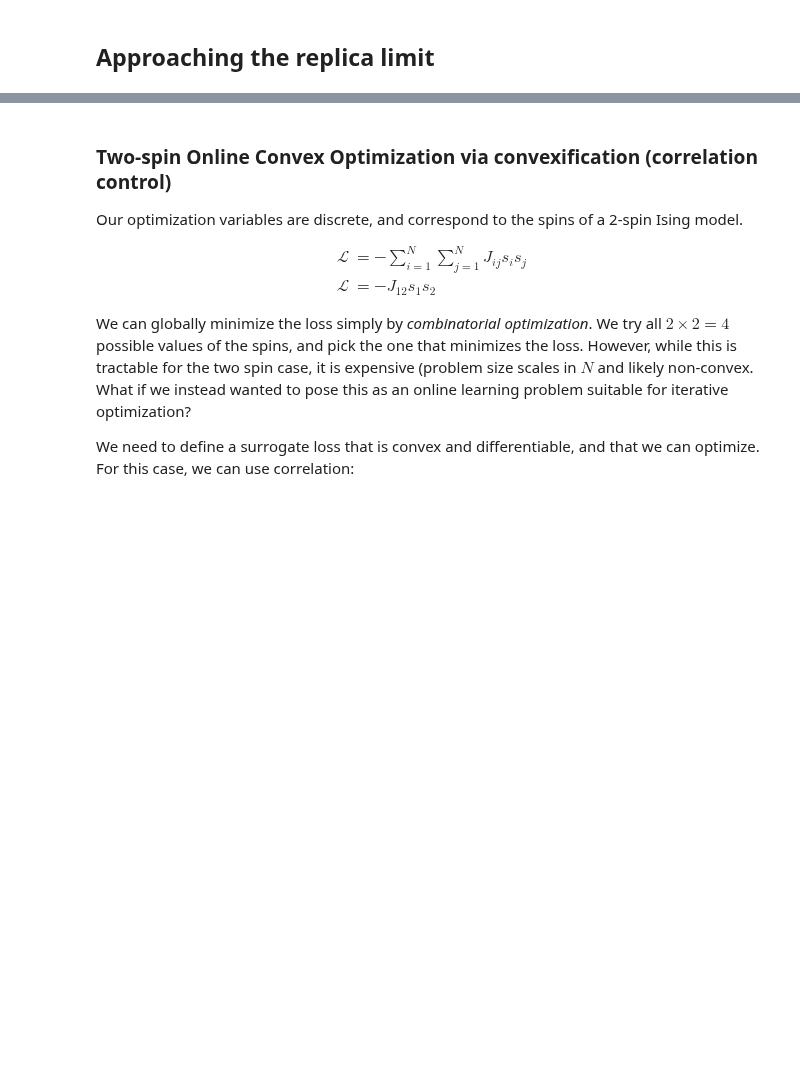
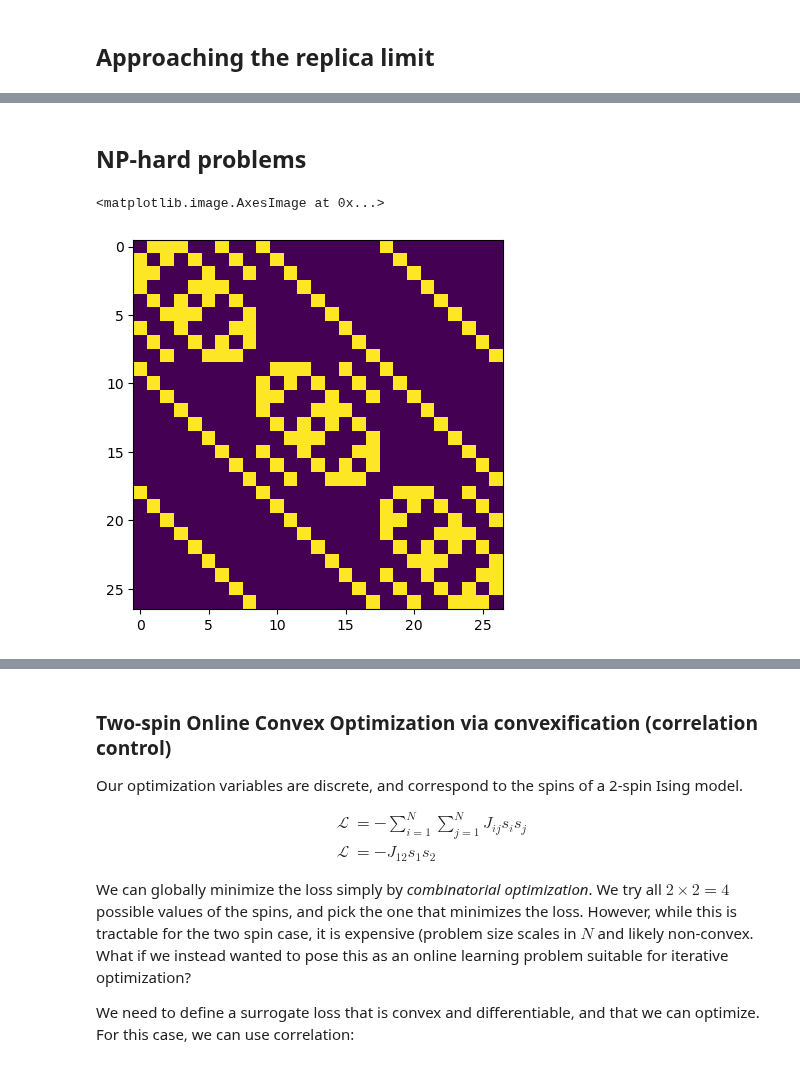
Before and after one commit to williamgilpin/cphy, a Jupyter notebook: talks/spin_glass.ipynb, the cells around one changed output, grey strips where cells are left out. Saved outputs shown, nothing was run; the diff lists cells and outputs as text; code cells hidden in the pictures; blank space fills up the shorter version.

```diff
--- a/talks/spin_glass.ipynb
+++ b/talks/spin_glass.ipynb
@@ -233,17 +309,0 @@ analytic_ground_state_energy(sk.n)
-# %%
-all_Es = []
-for seed in range(50):
-    sk = SherringtonKirkpatrickSpinGlass(n=100, scale="1/sqrt(n)", random_state=seed)
-    cfg = SAConfig(steps=300, sweeps_per_step=5, schedule="geometric", T0=3.0, Tf=0.01,
-                record_trajectory=True, early_stop_patience=None)
-    opt = SimulatedAnnealingOptimizer(sk, cfg)
-    s_star, E_star, info = opt.optimize()
-    all_Es.append(E_star)
-
-plt.figure()
-plt.hist(all_Es, bins=20)
-plt.title("Distribution of ground state energies")
-plt.show()
-
-
-print(f"Across replicates, the median ground state energy is {np.median(all_Es)}")
@@ -673,3 +524,5 @@ import matplotlib.pyplot as plt
 from IPython.display import display, clear_output, Image
 
 %matplotlib inline
+# %% [markdown]
+## NP-hard problems
@@ -675,0 +712,17 @@ from IPython.display import display, clear_output, Image
+# %%
+import numpy as np
+
+# Example: 3×3 Latin-square puzzle (np.nan = unknown)
+puz = np.array([
+    [1,   np.nan, np.nan],
+    [np.nan, 3,   np.nan],
+    [np.nan, np.nan, 2]
+], dtype=float)
+
+J, h = puzzle_to_ising(puz)
+
+plt.figure()
+plt.imshow(J)
+# %% [output]
+<matplotlib.image.AxesImage at 0x...>
+[figure, added]
```
Also changed, not shown: parts of 28 cells of this notebook, 1 other file.
